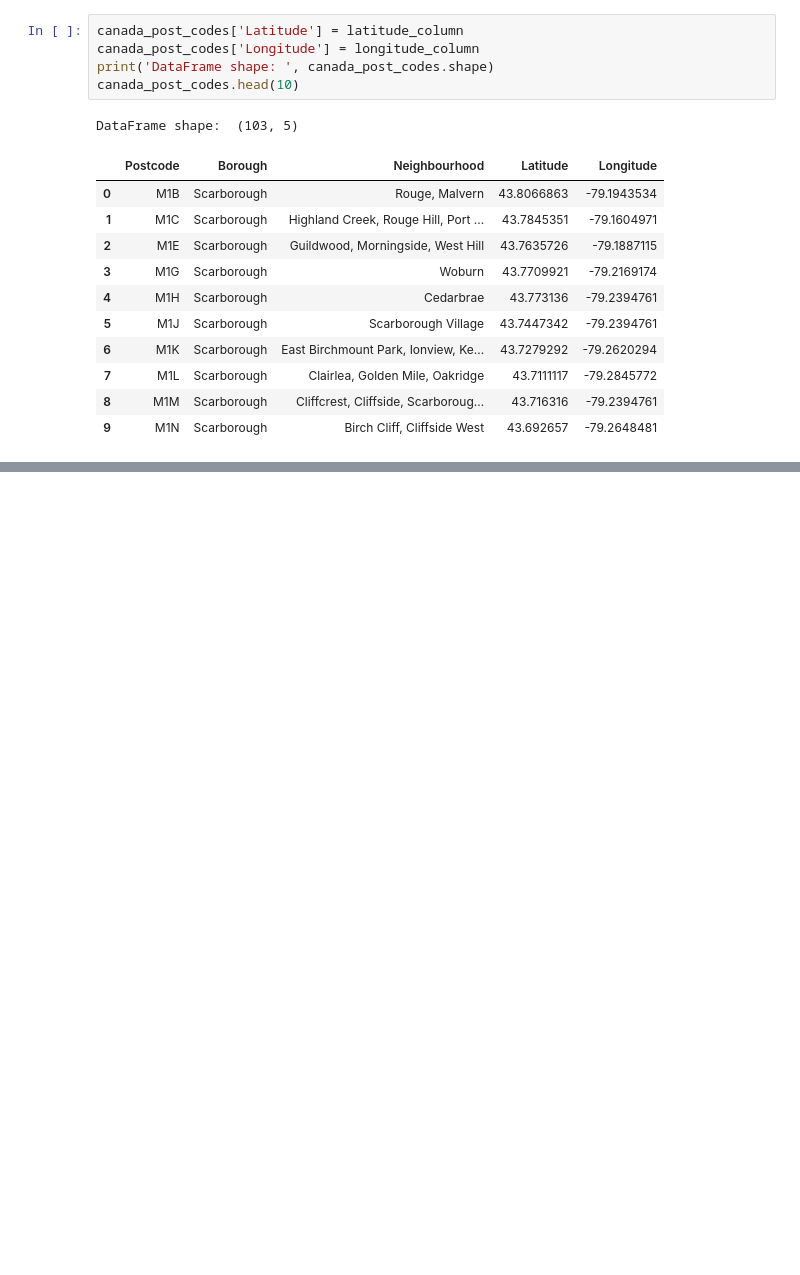
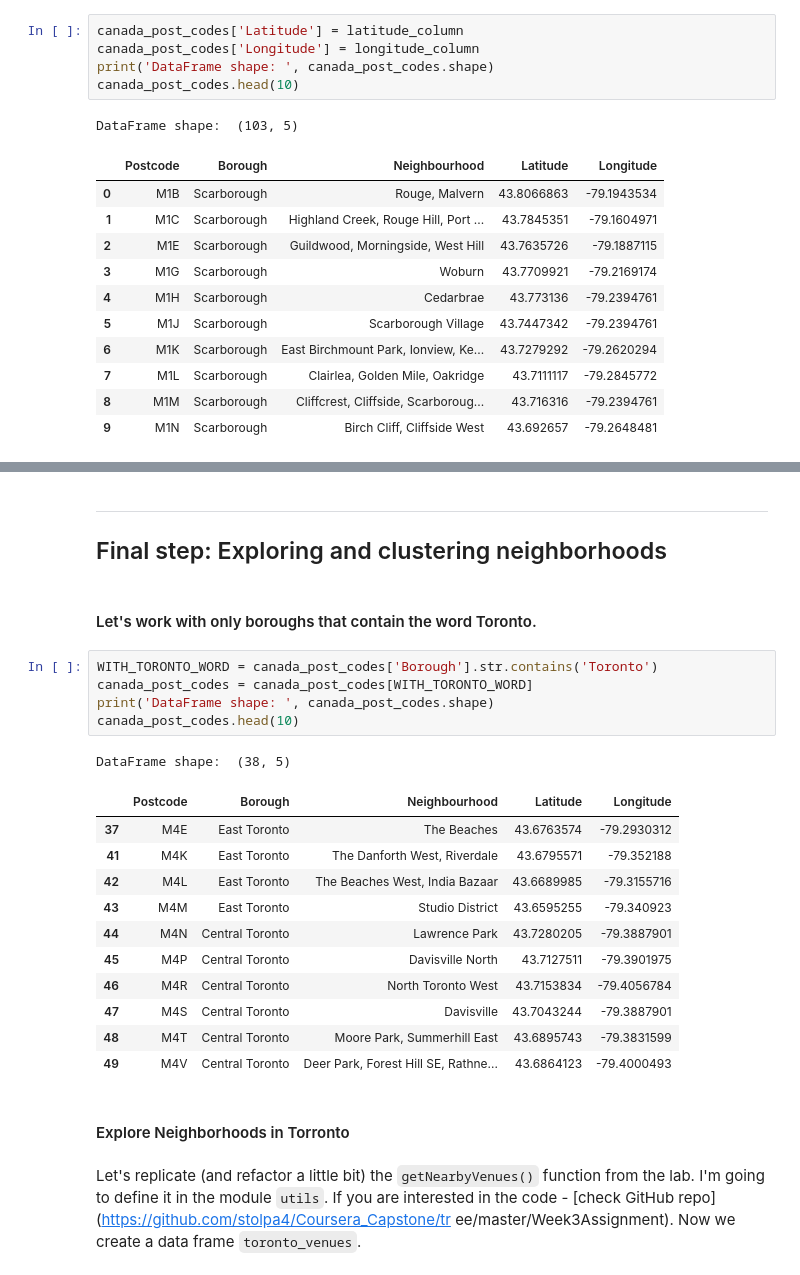
Before and after one commit to lisanammah/Coursera_Capstone-1, a Jupyter notebook: Week3Assignment/toronto_neighborhoods.ipynb, the cells around one changed output, grey strips where cells are left out. Drawn from its saved outputs; the diff is of its cells as text; blank space fills up the shorter version.

Commit message:
Added prototype of get_nearby_venues() function. Now working with neighborhood venues in the notebook.

```diff
--- a/Week3Assignment/toronto_neighborhoods.ipynb
+++ b/Week3Assignment/toronto_neighborhoods.ipynb
@@ -189,0 +213,29 @@ DataFrame shape:  (103, 5)
+# %% [markdown]
+<hr />
+
+Final step: Exploring and clustering neighborhoods
+--------------------------------------------------------------------------
+# %% [markdown]
+#### Let's work with only boroughs that contain the word Toronto.
+# %%
+WITH_TORONTO_WORD = canada_post_codes['Borough'].str.contains('Toronto')
+canada_post_codes = canada_post_codes[WITH_TORONTO_WORD]
+print('DataFrame shape: ', canada_post_codes.shape)
+canada_post_codes.head(10)
+# %% [output]
+DataFrame shape:  (38, 5)
+|  | Postcode | Borough | Neighbourhood | Latitude | Longitude |
+| 37 | M4E | East Toronto | The Beaches | 43.6763574 | -79.2930312 |
+| 41 | M4K | East Toronto | The Danforth West, Riverdale | 43.6795571 | -79.352188 |
+| 42 | M4L | East Toronto | The Beaches West, India Bazaar | 43.6689985 | -79.3155716 |
+| 43 | M4M | East Toronto | Studio District | 43.6595255 | -79.340923 |
+| 44 | M4N | Central Toronto | Lawrence Park | 43.7280205 | -79.3887901 |
+| 45 | M4P | Central Toronto | Davisville North | 43.7127511 | -79.3901975 |
+| 46 | M4R | Central Toronto | North Toronto West | 43.7153834 | -79.4056784 |
+| 47 | M4S | Central Toronto | Davisville | 43.7043244 | -79.3887901 |
+| 48 | M4T | Central Toronto | Moore Park, Summerhill East | 43.6895743 | -79.3831599 |
+| 49 | M4V | Central Toronto | Deer Park, Forest Hill SE, Rathne... | 43.6864123 | -79.4000493 |
+# %% [markdown]
+#### Explore Neighborhoods in Torronto
+# %% [markdown]
+Let's replicate (and refactor a little bit) the `getNearbyVenues()`  function from the lab. I'm going to define it in the module `utils`. If you are interested in the code - [check GitHub repo](https://github.com/stolpa4/Coursera_Capstone/tr ee/master/Week3Assignment). Now we create a data frame `toronto_venues`.
```
Also changed, not shown: parts of 7 cells of this notebook, 1 other file.
